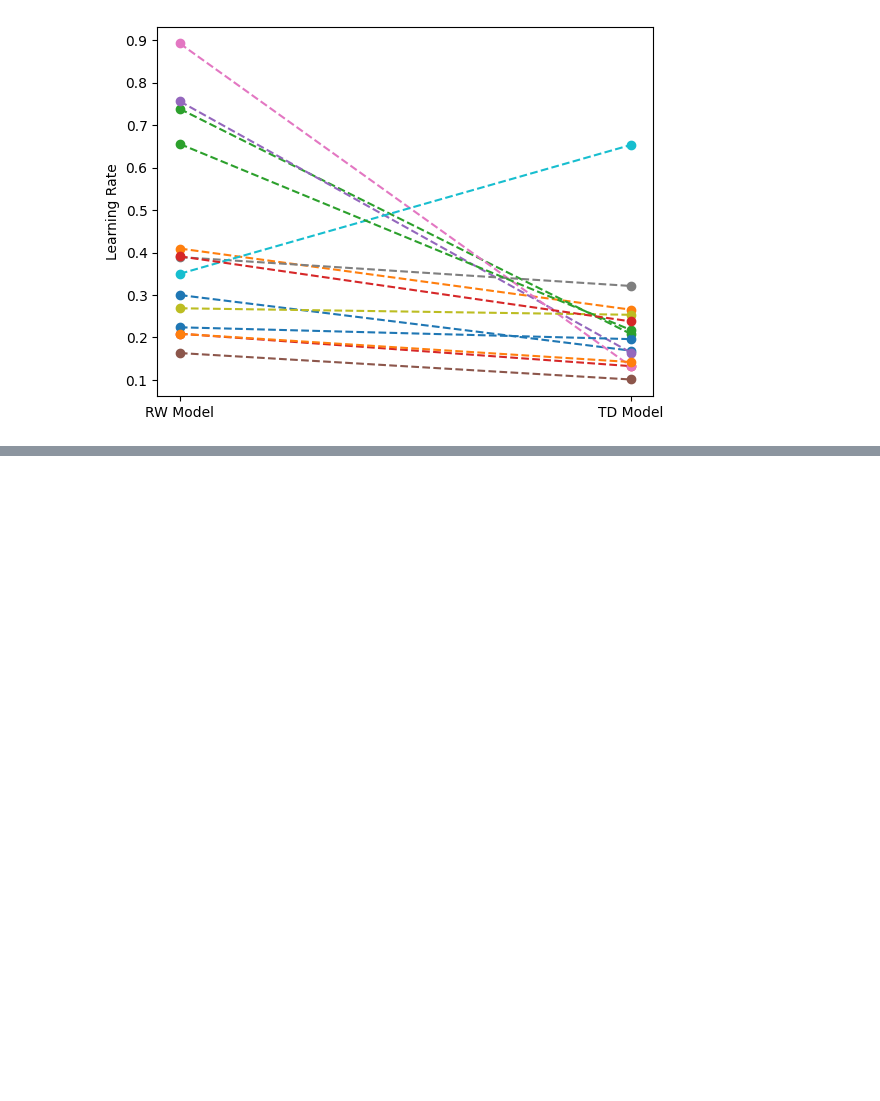
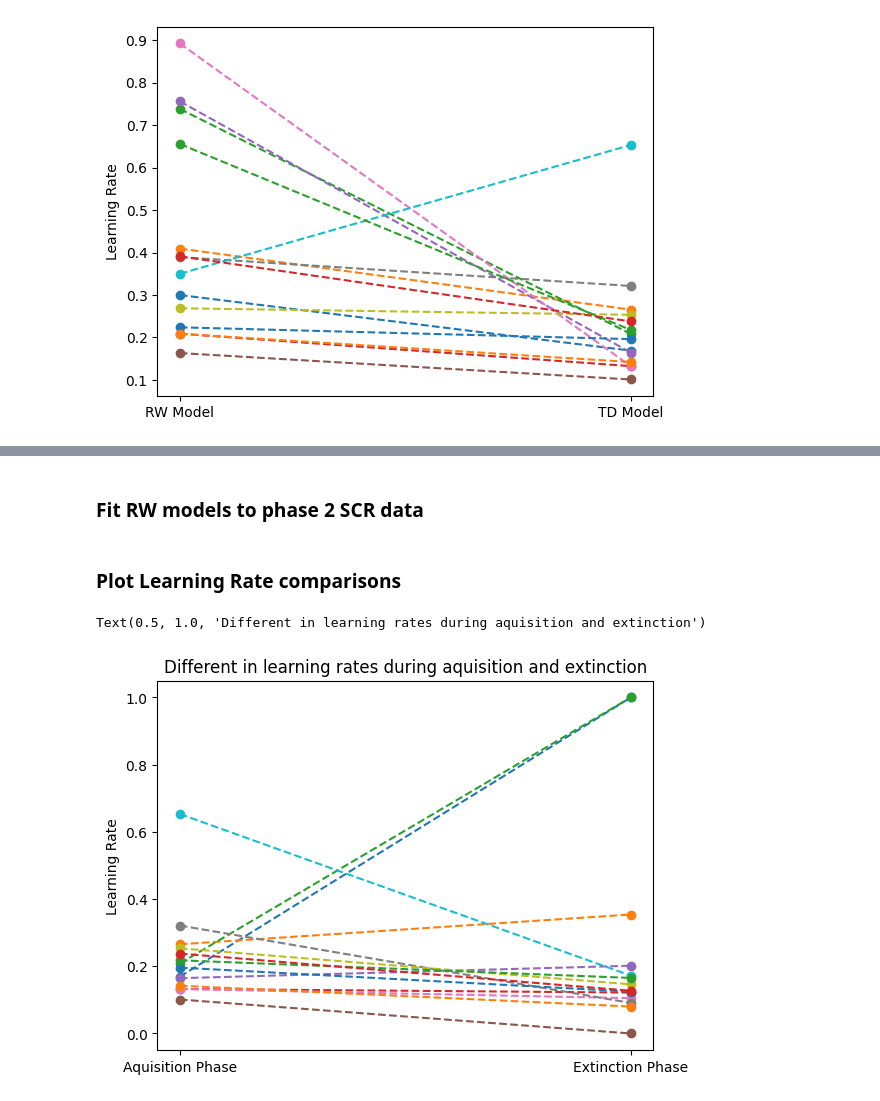
Before and after one commit to pqz317/528_project, a Jupyter notebook: behavioral_fitting.ipynb, the cells around one changed output, grey strips where cells are left out. Cells and saved outputs as stored; diff of their text form; code cells hidden in the pictures; blank space fills up the shorter version.

Commit message:
added vicarious

```diff
--- a/behavioral_fitting.ipynb
+++ b/behavioral_fitting.ipynb
@@ -144,0 +143,51 @@ fit_rw_model(calc_rw_value_mse, stim_idxs, rewards, mean_data["VE103.mat"], 0.5)
+# %%
+# file name -> (behavior)
+
+# stim idxs are the same, just always 0, 1, 2. 8 of each stim.
+stim_idxs = np.concatenate([np.zeros(8), np.ones(8), np.ones(8) * 2]).astype(int)
+# ASSUMPTION: vicarious rewards are also -1, treated exact same as actual rewards
+# make CSR -1, CSS now 0, CSS- still 0
+rewards = np.concatenate([np.ones(8) * -1, np.zeros(16)])
+
+mean_data = {}
+
+for file_name in os.listdir("data/scr"):
+    ve = scipy.io.loadmat(f"data/scr/{file_name}")
+    src_csr_all = ve["phase2_scr_stim_all"][0]
+    means = [np.mean(el, axis=0) for el in src_csr_all]
+    data = np.concatenate(means)
+    data_min = np.min(data)
+    data_max = np.max(data)
+    scaled = (data - data_min) / (data_max - data_min) * -1
+    mean_data[file_name] = scaled
+# %% [markdown]
+### Fit RW models to phase 2 SCR data
+# %%
+# initialize values during extinction phase:
+# CSS, CSR intialized to -1, CS- to 0
+init_vals = [-1, -1, 0]
+rw_phase_2_results = {}
+for file_name in mean_data:
+    data = mean_data[file_name]
+    value_fit = fit_rw_model(calc_rw_value_mse, stim_idxs, rewards, data, 0.5, init_vals=init_vals)
+    rpe_fit = fit_rw_model(calc_rw_rpe_mse, stim_idxs, rewards, data, 0.5, init_vals=init_vals)
+    rw_phase_2_results[file_name] = (value_fit, rpe_fit)
+
+with open('data/rw_phase_2_results.pickle', 'wb') as handle:
+    pickle.dump(rw_phase_2_results, handle)
+# %% [markdown]
+### Plot Learning Rate comparisons
+# %%
+fig, ax = plt.subplots()
+
+for file_name in mean_data:
+    phase_1_alpha = rw_phase_1_results[file_name][0].x[0]
+    phase_2_alpha = rw_phase_2_results[file_name][0].x[0]
+    ax.plot([0, 1], [phase_1_alpha, phase_2_alpha], "--o", label=file_name.split(".")[0])
+ax.set_xticks([0, 1])
+ax.set_xticklabels(["Aquisition Phase", "Extinction Phase"])
+ax.set_ylabel("Learning Rate")
+ax.set_title("Different in learning rates during aquisition and extinction")
+# %% [output]
+Text(0.5, 1.0, 'Different in learning rates during aquisition and extinction')
+[figure, added]
```
Also changed, not shown: parts of 8 cells of this notebook, 3 other files.
